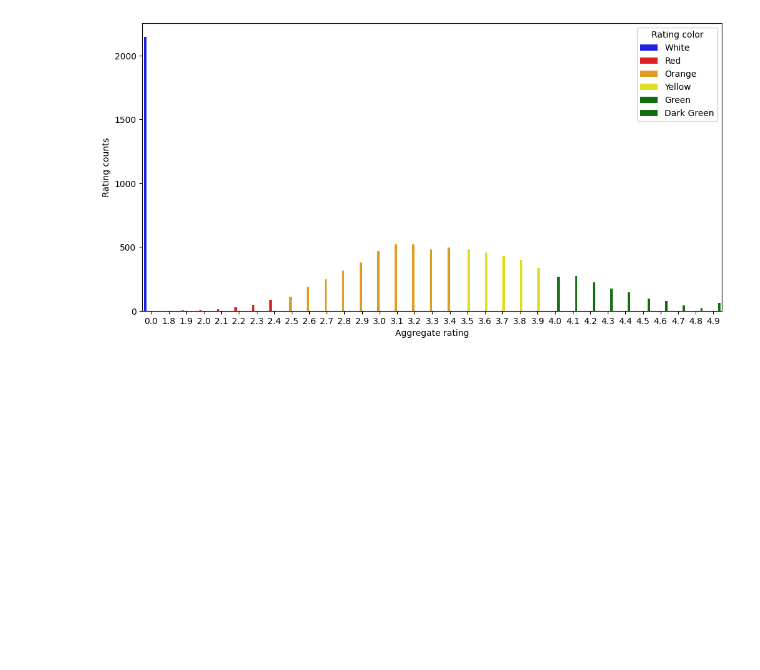
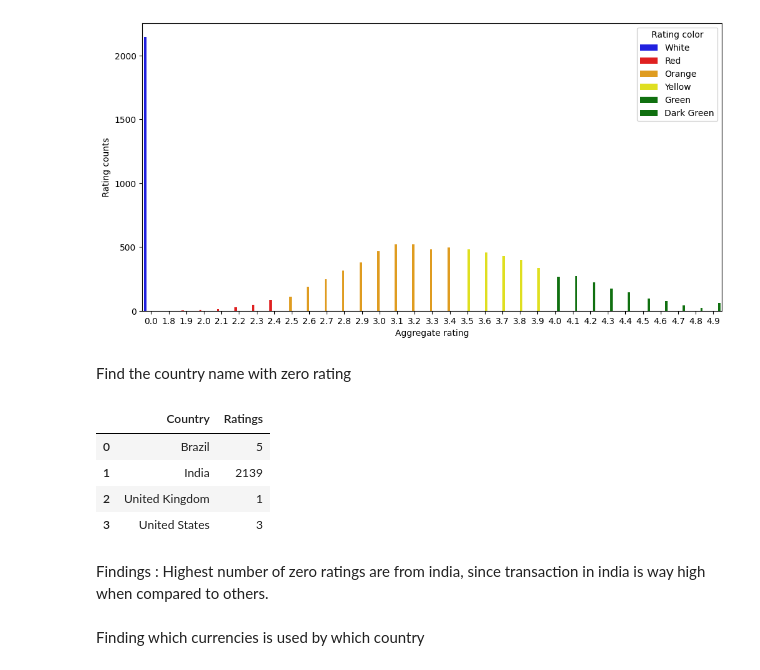
Before and after one commit to badrinarayanan02/machine_learning, a Jupyter notebook: EDA(2348507).ipynb, the cells around one changed output. Cells and saved outputs as stored; diff of their text form; code cells hidden in the pictures; blank space fills up the shorter version.

```diff
--- a/EDA(2348507).ipynb
+++ b/EDA(2348507).ipynb
@@ -184,3 +186,17 @@ sns.barplot(x="Aggregate rating",y = "Rating counts",data = rating,hue="Rating c
 # %% [output]
 <Axes: xlabel='Aggregate rating', ylabel='Rating counts'>
 [figure]
+# %% [markdown]
+Find the country name with zero rating
+# %%
+final_df[final_df['Rating color'] == 'White'].groupby('Country').size().reset_index().rename(columns={0:'Ratings'})
+# %% [output]
+|  | Country | Ratings |
+| 0 | Brazil | 5 |
+| 1 | India | 2139 |
+| 2 | United Kingdom | 1 |
+| 3 | United States | 3 |
+# %% [markdown]
+Findings : Highest number of zero ratings are from india, since transaction in india is way high when compared to others.
+# %% [markdown]
+Finding which currencies is used by which country
```
Also changed, not shown: parts of 19 cells of this notebook.
